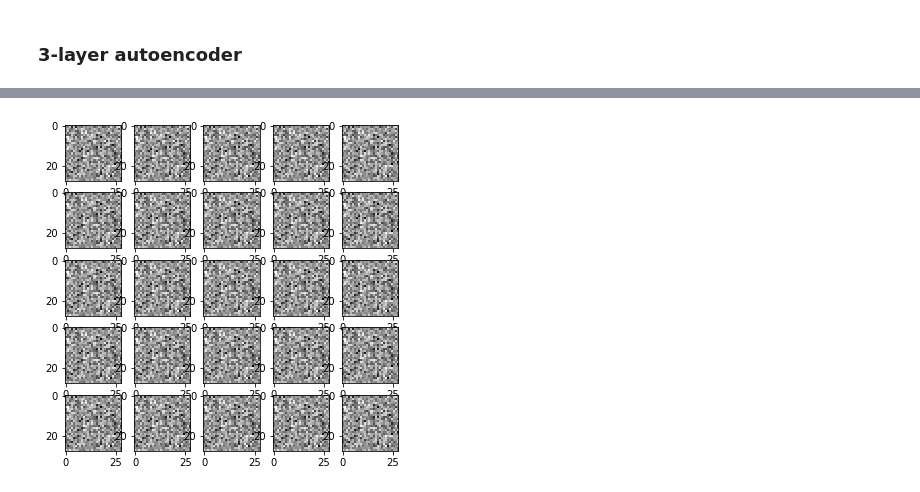
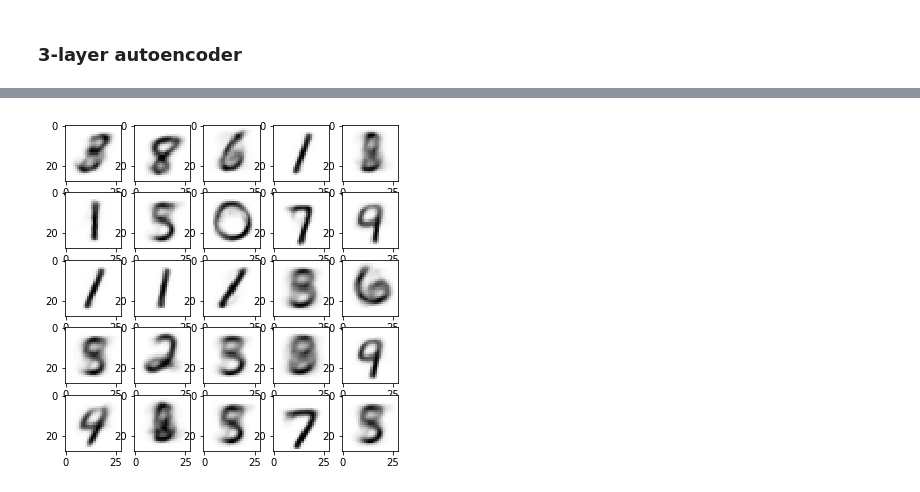
Before and after one commit to Sundry4/Darin_project, a Jupyter notebook: labs/lab-2.ipynb, the cells around one changed output, grey strips where cells are left out. Drawn from its saved outputs; the diff is of its cells as text; code cells hidden in the pictures.

```diff
--- a/labs/lab-2.ipynb
+++ b/labs/lab-2.ipynb
@@ -536,6 +575,5 @@ plt.show()
 # %%
-data = np.array(train_x)
-data = torch.from_numpy(data).float()
+data = data.view(len(data), -1)
 
 result = model(data).detach().numpy()
 
@@ -553,19 +591,18 @@ class autoencoder3Layer(nn.Module):
     def __init__(self):
         super(autoencoder3Layer, self).__init__()
         self.encoder = nn.Sequential(
-            nn.Linear(784, 500),
-            nn.Sigmoid(),
-            nn.Linear(500, 100),
-            nn.Sigmoid(),
-            nn.Linear(100, 3),
-            nn.Sigmoid()
+            nn.Linear(784, 300),
+            nn.ReLU(True),
+            nn.Linear(300, 100),
+            nn.ReLU(True),
+            nn.Linear(100, 3)
         )
         self.decoder = nn.Sequential(
             nn.Linear(3, 100),
-            nn.Tanh(),
-            nn.Linear(100, 500),
-            nn.Tanh(),
-            nn.Linear(500, 784),
+            nn.ReLU(True),
+            nn.Linear(100, 300),
+            nn.ReLU(True),
+            nn.Linear(300, 784),
             nn.Tanh()
         )
 
@@ -575,8 +612,9 @@ class autoencoder3Layer(nn.Module):
         return x
 # %%
 model = autoencoder3Layer()
-optimizer = optim.SGD(model.parameters(), lr=0.01)
+optimizer = optim.Adam(model.parameters(), lr=0.01)
 
-epoch = 20
+epoch = 10
 for i in range(epoch):
-    auto_encoder_train()
+    print("EPOCH", i + 1)
+    autoencoder_train()
@@ -582,0 +642,7 @@ for i in range(epoch):
+# %%
+fig = plt.figure(figsize=(6, 6))
+data, target = next(iter(dataloader))
+for i in range(25):
+    fig.add_subplot(5, 5, i + 1)
+    plt.imshow(data[i].reshape(28, 28), cmap='Greys')
+plt.show()
@@ -583,13 +651,12 @@ for i in range(epoch):
 # %%
-data = np.array(train_x)
-data = torch.from_numpy(data).float()
+data = data.view(len(data), -1)
 
 result = model(data).detach().numpy()
 
 fig = plt.figure(figsize=(6, 6))
 for i in range(25):
     fig.add_subplot(5, 5, i + 1)
     plt.imshow(result[i].reshape(28, 28), cmap='Greys')
 plt.show()
 # %% [output]
-[figure, old version]
+[figure, new version]
```
Also changed, not shown: parts of 10 cells of this notebook, 1 other file.
